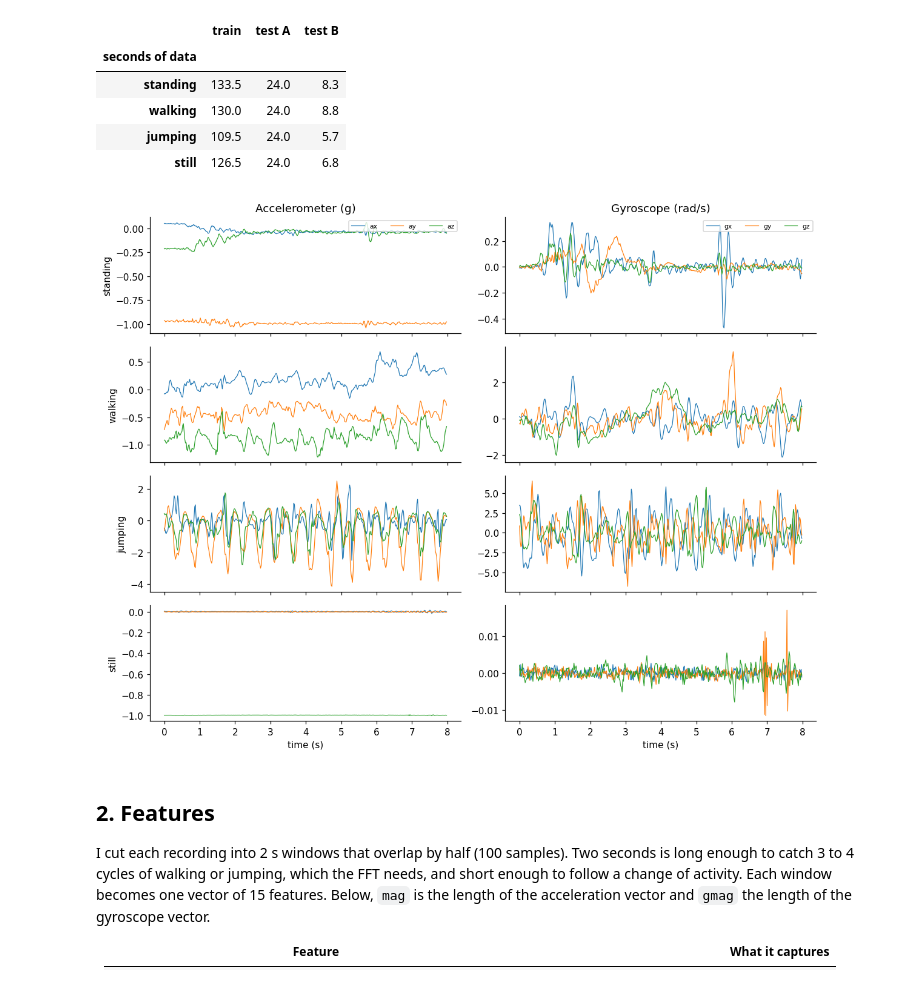
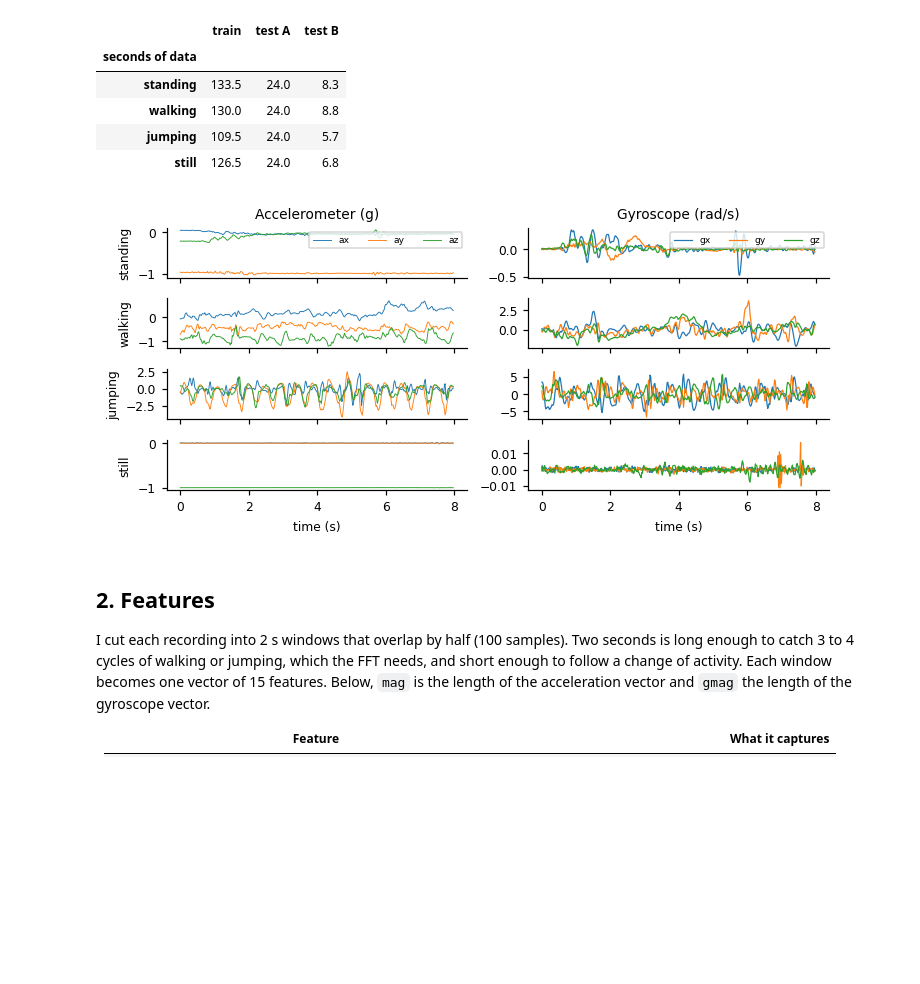
Before and after one commit to Keaane/HMM-activity-recognition, a Jupyter notebook: notebooks/hmm_activity_recognition.ipynb, the cells around one changed output. Saved outputs shown, nothing was run; the diff lists cells and outputs as text; code cells hidden in the pictures; blank space fills up the shorter version.

```diff
--- a/notebooks/hmm_activity_recognition.ipynb
+++ b/notebooks/hmm_activity_recognition.ipynb
@@ -17,7 +17,8 @@ import matplotlib.pyplot as plt
 from matplotlib.colors import ListedColormap
 from matplotlib.patches import Patch
 
-plt.rcParams.update({"figure.dpi": 110, "axes.spines.top": False, "axes.spines.right": False, "font.size": 10})
+plt.rcParams.update({"figure.dpi": 110, "axes.spines.top": False, "axes.spines.right": False,
+                     "font.size": 8, "axes.titlesize": 9, "legend.fontsize": 7})
 
 FS = 50            # every recording is resampled to 50 Hz
 WIN_S = 2.0        # window length in seconds
@@ -112,20 +113,20 @@ missing values: 0
 | jumping | 109.5 | 24.0 | 5.7 |
 | still | 126.5 | 24.0 | 6.8 |
 # %%
-fig, axes = plt.subplots(K, 2, figsize=(11, 2 * K + 0.5), sharex=True)
+fig, axes = plt.subplots(K, 2, figsize=(6.8, 3.2), sharex=True)
 for row, act in enumerate(ACTIVITIES):
     r = next(r for r in train_recs if r["name"].startswith(act + "_"))
     for j, lab in enumerate(["ax", "ay", "az"]):
-        axes[row, 0].plot(r["t"], r["X"][:, j], lw=0.8, label=lab)
+        axes[row, 0].plot(r["t"], r["X"][:, j], lw=0.6, label=lab)
     for j, lab in enumerate(["gx", "gy", "gz"]):
         axes[row, 1].plot(r["t"], r["X"][:, 3 + j], lw=0.8, label=lab)
     axes[row, 0].set_ylabel(act)
 axes[0, 0].set_title("Accelerometer (g)"); axes[0, 1].set_title("Gyroscope (rad/s)")
-axes[0, 0].legend(ncol=3, fontsize=7, loc="upper right"); axes[0, 1].legend(ncol=3, fontsize=7, loc="upper right")
+axes[0, 0].legend(ncol=3, fontsize=6, loc="upper right"); axes[0, 1].legend(ncol=3, fontsize=6, loc="upper right")
 axes[-1, 0].set_xlabel("time (s)"); axes[-1, 1].set_xlabel("time (s)")
 fig.tight_layout(); savefig(fig, "sample_data"); plt.show()
 # %% [output]
-[figure, old version]
+[figure, new version]
 # %% [markdown]
 ## 2. Features
 
```
Also changed, not shown: parts of 9 cells of this notebook.
